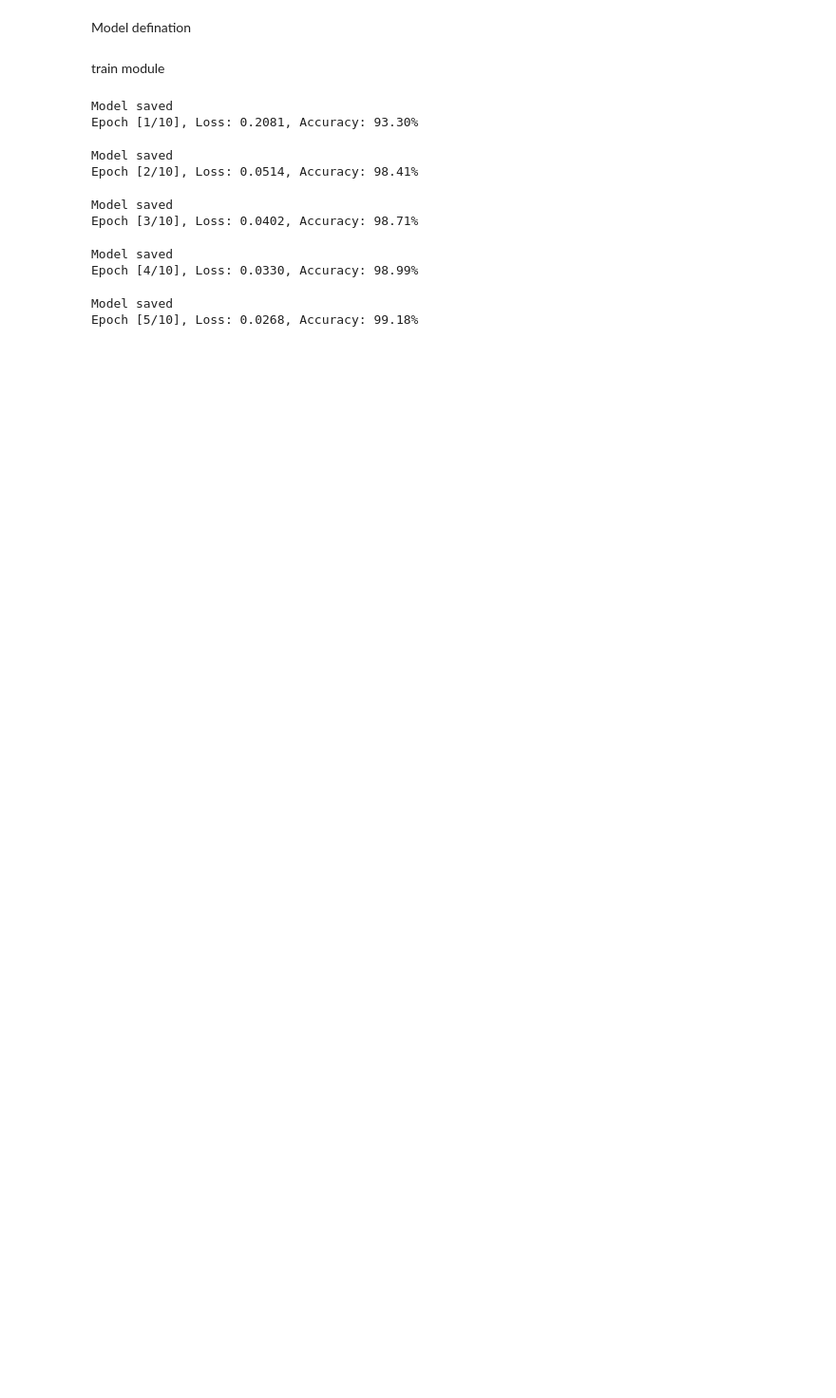
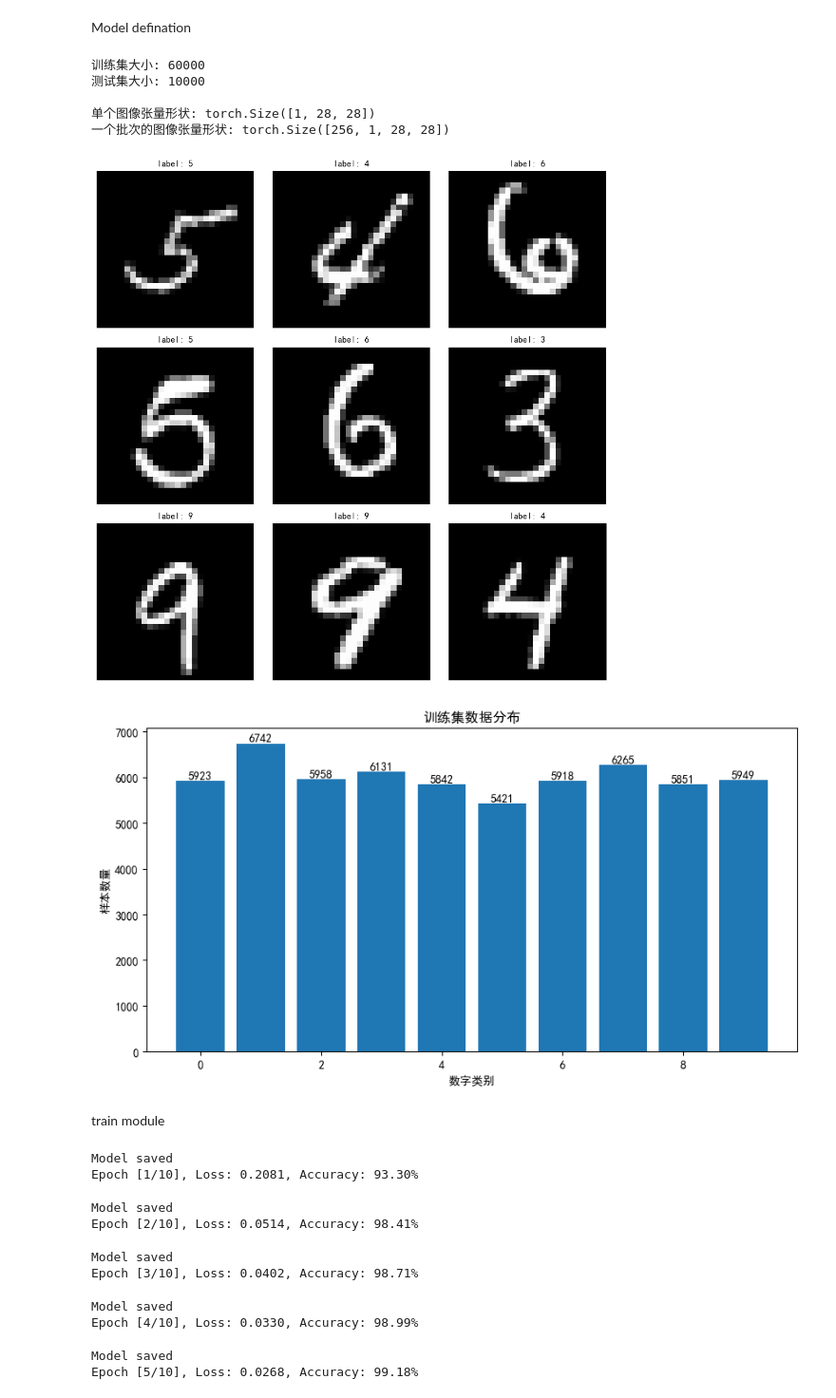
Before and after one commit to H-SkyWalkers-X/ComputerVision, a Jupyter notebook: Experience/Task-3/denseNet.ipynb, the cells around one changed output. Shown: that part at 95% size. Cells and saved outputs as stored; diff of their text form; code cells hidden in the pictures; blank space fills up the shorter version.

```diff
--- a/Experience/Task-3/denseNet.ipynb
+++ b/Experience/Task-3/denseNet.ipynb
@@ -91,6 +91,55 @@ class DenseNetMNIST(nn.Module):
         x = torch.flatten(x, 1)  # 展平为全连接层的输入
         x = self.fc(x)
         return x
+# %%
+import numpy as np
+plt.rcParams['font.sans-serif'] = ['SimHei']  # 使用 SimHei 字体
+plt.rcParams['axes.unicode_minus'] = False    # 解决负号显示问题
+# 查看数据集规模
+print(f"训练集大小: {len(trainset)}")
+print(f"测试集大小: {len(testset)}")
+
+# 获取一个批次的数据
+dataiter = iter(trainloader)
+images, labels = next(dataiter)
+
+# 打印图像张量的形状
+print(f"\n单个图像张量形状: {images[0].shape}")
+print(f"一个批次的图像张量形状: {images.shape}")
+
+# 显示一个批次中的前9张图像
+plt.figure(figsize=(10, 10))
+for i in range(9):
+    plt.subplot(3, 3, i + 1)
+    plt.imshow(images[i].squeeze(), cmap='gray')
+    plt.title(f'label: {labels[i].item()}')
+    plt.axis('off')
+plt.tight_layout()
+plt.show()
+
+# 查看标签分布
+# 查看整个训练集的标签分布
+all_labels = []
+for _, labels in trainloader:
+    all_labels.extend(labels.numpy())
+unique_labels, counts = np.unique(all_labels, return_counts=True)
+
+plt.figure(figsize=(10, 5))
+plt.bar(unique_labels, counts)
+plt.title('训练集数据分布')
+plt.xlabel('数字类别')
+plt.ylabel('样本数量')
+for i, count in enumerate(counts):
+    plt.text(i, count, str(count), ha='center', va='bottom')
+plt.show()
+# %% [output]
+训练集大小: 60000
+测试集大小: 10000
+
+单个图像张量形状: torch.Size([1, 28, 28])
+一个批次的图像张量形状: torch.Size([256, 1, 28, 28])
+[figure, added]
+[figure, added]
 # %% [markdown]
 train module
 # %%
```
Also changed, not shown: parts of 4 cells of this notebook, 33 other files.
